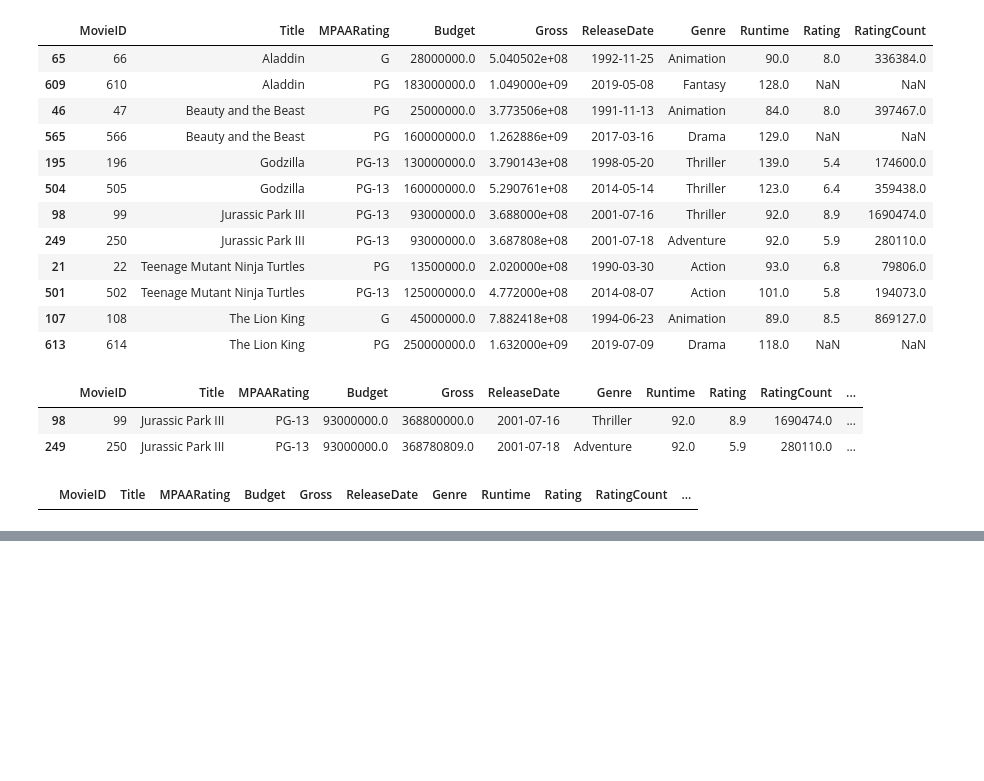
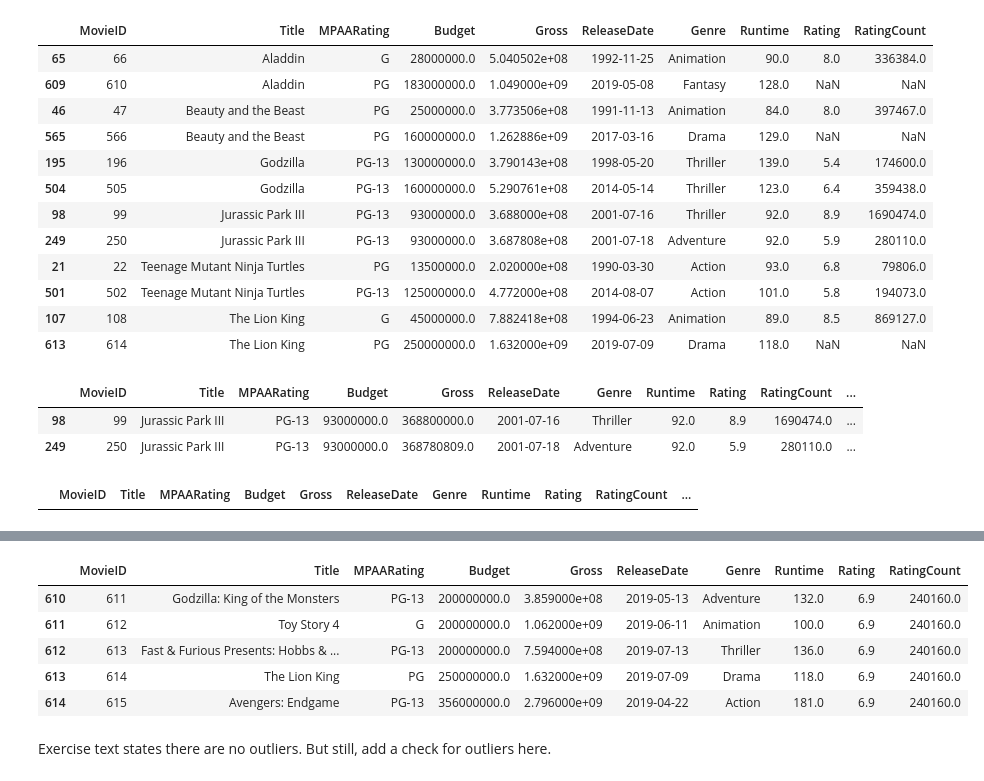
Before and after one commit to jmb-oddbook/codeacademy, a Jupyter notebook: project1/datsci_starters/movies.ipynb, the cells around one changed output, grey strips where cells are left out. Drawn from its saved outputs; the diff is of its cells as text; code cells hidden in the pictures; blank space fills up the shorter version.

```diff
--- a/project1/datsci_starters/movies.ipynb
+++ b/project1/datsci_starters/movies.ipynb
@@ -234,0 +232,17 @@ df.tail()
+# %%
+# Use median to replace missing values in Rating and RatingCount
+# (specified in exercise given).
+
+df["Rating"].fillna(value=df["Rating"].median(), inplace=True)
+df["RatingCount"].fillna(value=df["RatingCount"].median(), inplace=True)
+df.tail()
+# %% [output]
+|  | MovieID | Title | MPAARating | Budget | Gross | ReleaseDate | Genre | Runtime | Rating | RatingCount |
+| 610 | 611 | Godzilla: King of the Monsters | PG-13 | 200000000.0 | 3.859000e+08 | 2019-05-13 | Adventure | 132.0 | 6.9 | 240160.0 |
+| 611 | 612 | Toy Story 4 | G | 200000000.0 | 1.062000e+09 | 2019-06-11 | Animation | 100.0 | 6.9 | 240160.0 |
+| 612 | 613 | Fast & Furious Presents: Hobbs & ... | PG-13 | 200000000.0 | 7.594000e+08 | 2019-07-13 | Thriller | 136.0 | 6.9 | 240160.0 |
+| 613 | 614 | The Lion King | PG | 250000000.0 | 1.632000e+09 | 2019-07-09 | Drama | 118.0 | 6.9 | 240160.0 |
+| 614 | 615 | Avengers: Endgame | PG-13 | 356000000.0 | 2.796000e+09 | 2019-04-22 | Action | 181.0 | 6.9 | 240160.0 |
+# %% [markdown]
+Exercise text states there are no outliers.
+But still, add a check for outliers here.
```
Also changed, not shown: parts of 23 cells of this notebook.
